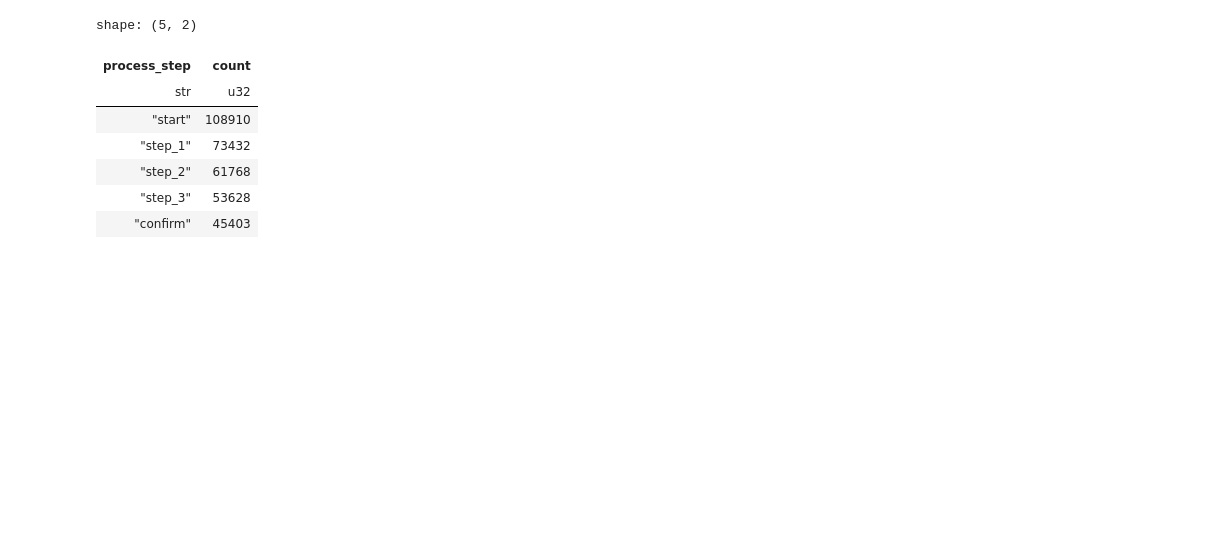
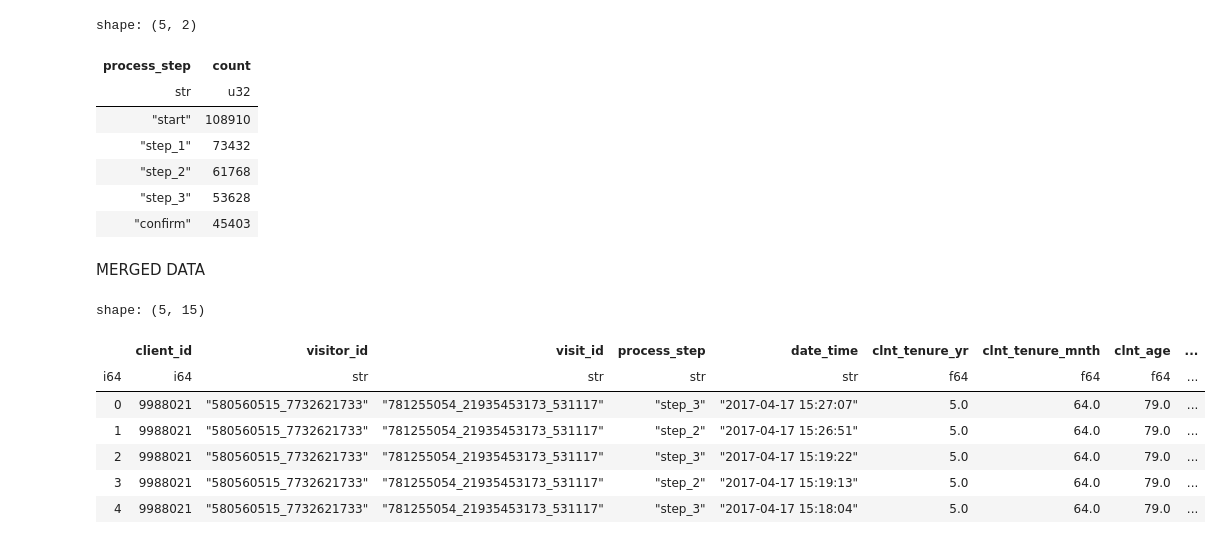
Before and after one commit to rachelv2/vanguard-ab-test, a Jupyter notebook: notebooks/data_cleaning_beatriz.ipynb, the cells around one changed output. Saved outputs shown, nothing was run; the diff lists cells and outputs as text; code cells hidden in the pictures; blank space fills up the shorter version.

```diff
--- a/notebooks/data_cleaning_beatriz.ipynb
+++ b/notebooks/data_cleaning_beatriz.ipynb
@@ -75,3 +75,17 @@ shape: (5, 2)
 | "step_2" | 61768 |
 | "step_3" | 53628 |
 | "confirm" | 45403 |
+# %% [markdown]
+MERGED DATA
+# %%
+merged = pl.read_csv(config["output_data"]["file5"])
+pl.DataFrame(merged).head()
+# %% [output]
+shape: (5, 15)
+|  | client_id | visitor_id | visit_id | process_step | date_time | clnt_tenure_yr | clnt_tenure_mnth | clnt_age | ... |
+| i64 | i64 | str | str | str | str | f64 | f64 | f64 | ... |
+| 0 | 9988021 | "580560515_7732621733" | "781255054_21935453173_531117" | "step_3" | "2017-04-17 15:27:07" | 5.0 | 64.0 | 79.0 | ... |
+| 1 | 9988021 | "580560515_7732621733" | "781255054_21935453173_531117" | "step_2" | "2017-04-17 15:26:51" | 5.0 | 64.0 | 79.0 | ... |
+| 2 | 9988021 | "580560515_7732621733" | "781255054_21935453173_531117" | "step_3" | "2017-04-17 15:19:22" | 5.0 | 64.0 | 79.0 | ... |
+| 3 | 9988021 | "580560515_7732621733" | "781255054_21935453173_531117" | "step_2" | "2017-04-17 15:19:13" | 5.0 | 64.0 | 79.0 | ... |
+| 4 | 9988021 | "580560515_7732621733" | "781255054_21935453173_531117" | "step_3" | "2017-04-17 15:18:04" | 5.0 | 64.0 | 79.0 | ... |
```
Also changed, not shown: parts of 10 cells of this notebook.
